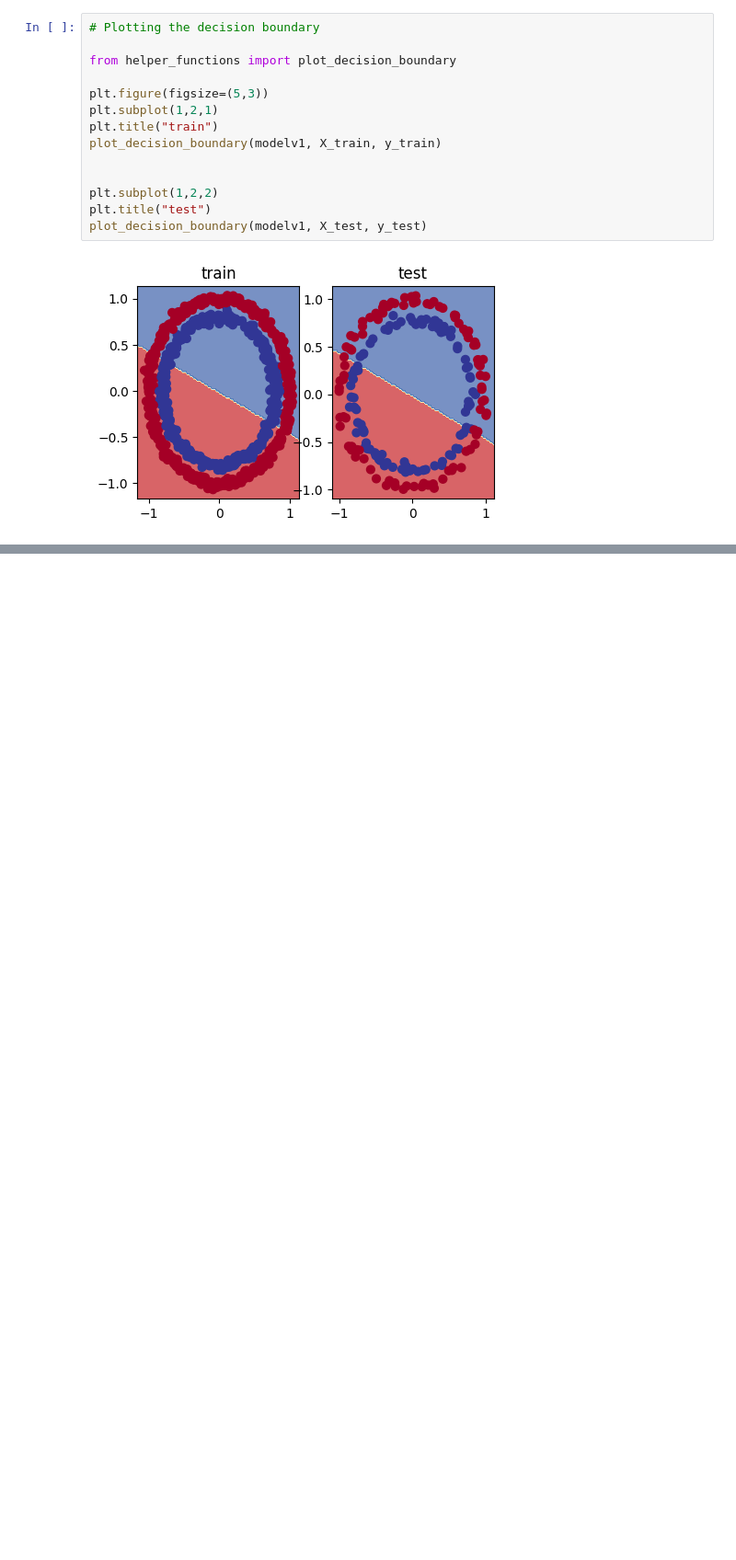
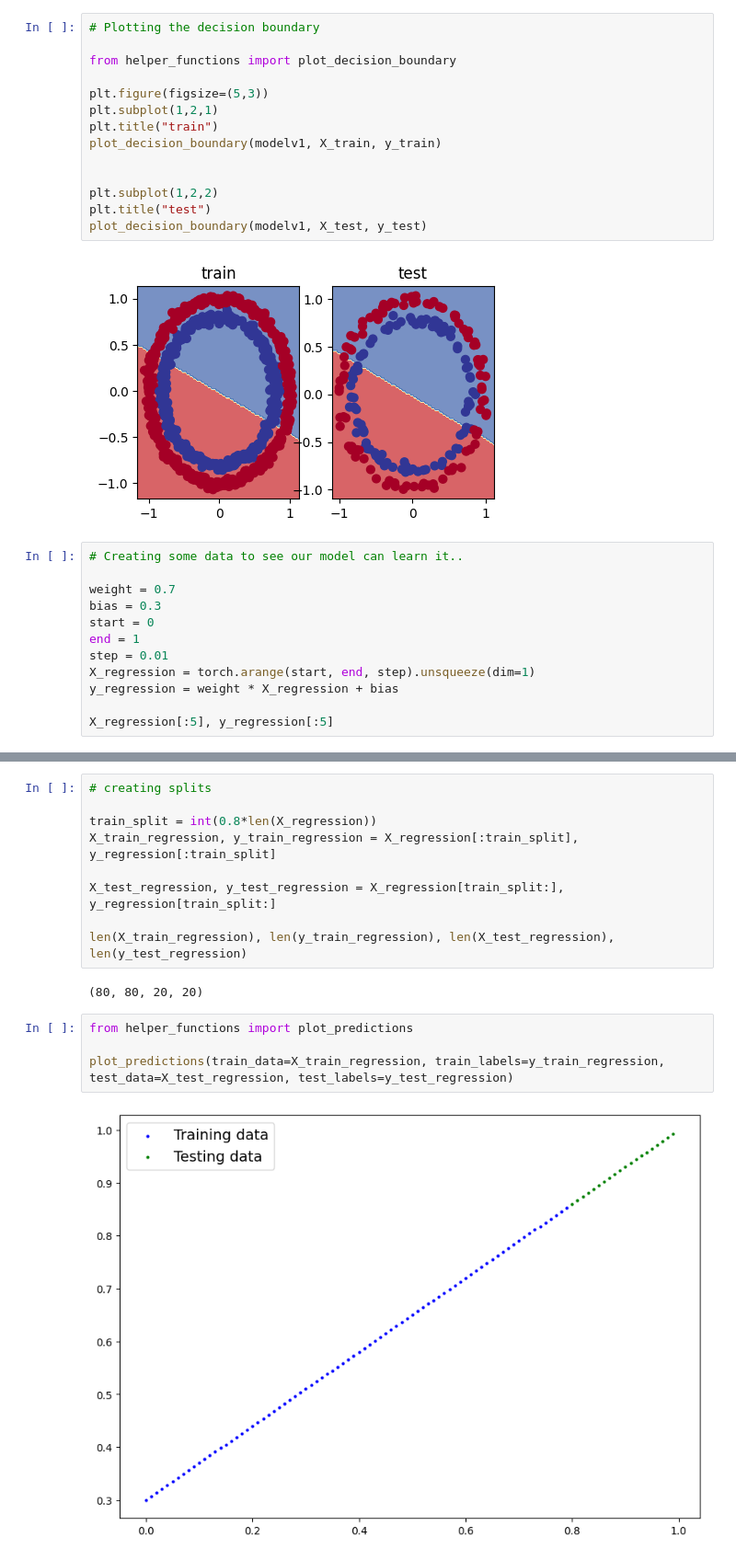
Before and after one commit to vimaurya/LearnDL, a Jupyter notebook: neuralNetworkClassificationPyTorch.ipynb, the cells around one changed output, grey strips where cells are left out. Shown at 92% size. Saved outputs shown, nothing was run; the diff lists cells and outputs as text; blank space fills up the shorter version.

Commit message:
new model learns

```diff
--- a/neuralNetworkClassificationPyTorch.ipynb
+++ b/neuralNetworkClassificationPyTorch.ipynb
@@ -356,3 +356,15 @@ plt.title("test")
 plot_decision_boundary(modelv1, X_test, y_test)
 # %% [output]
 [figure]
+# %%
+# Creating some data to see our model can learn it..
+
+weight = 0.7
+bias = 0.3
+start = 0
+end = 1
+step = 0.01
+X_regression = torch.arange(start, end, step).unsqueeze(dim=1)
+y_regression = weight * X_regression + bias
+
+X_regression[:5], y_regression[:5]
@@ -358,0 +382,17 @@ plot_decision_boundary(modelv1, X_test, y_test)
+# %%
+# creating splits
+
+train_split = int(0.8*len(X_regression))
+X_train_regression, y_train_regression = X_regression[:train_split], y_regression[:train_split]
+
+X_test_regression, y_test_regression = X_regression[train_split:], y_regression[train_split:]
+
+len(X_train_regression), len(y_train_regression), len(X_test_regression), len(y_test_regression)
+# %% [output]
+(80, 80, 20, 20)
+# %%
+from helper_functions import plot_predictions
+
+plot_predictions(train_data=X_train_regression, train_labels=y_train_regression, test_data=X_test_regression, test_labels=y_test_regression)
+# %% [output]
+[figure, added]
```
Also changed, not shown: parts of 5 cells of this notebook, 1 other file.
